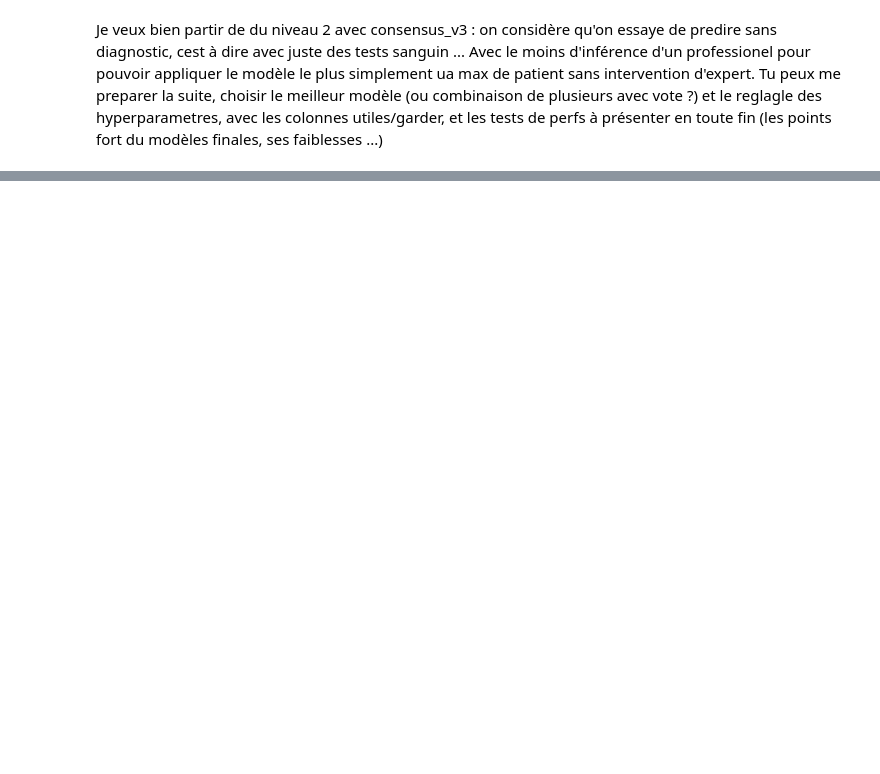
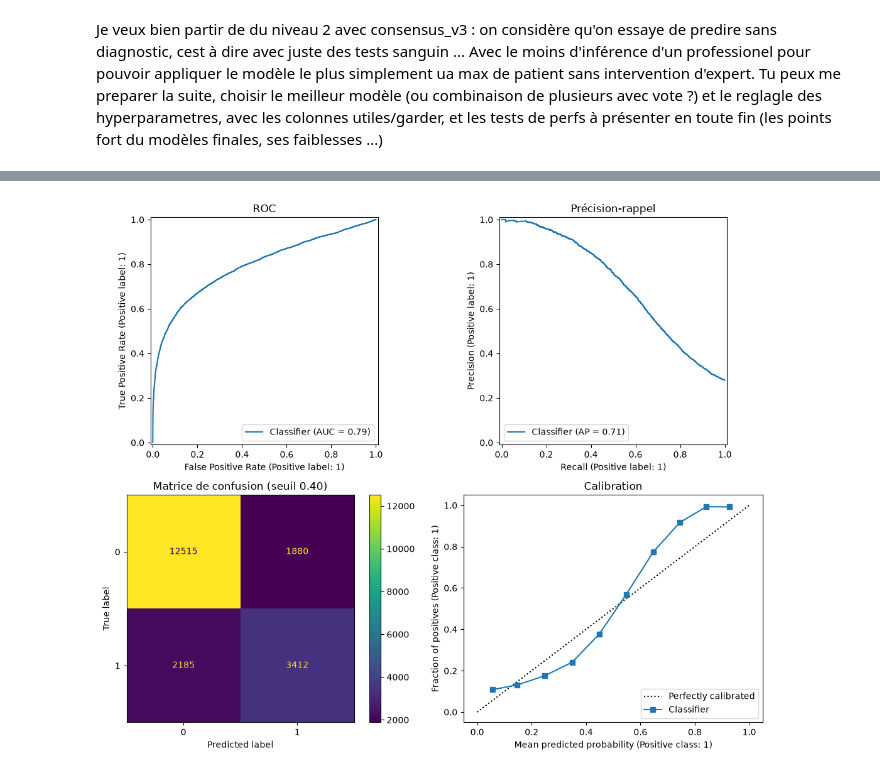
Before and after one commit to tbessadet/Cours-Python, a Jupyter notebook: ML_2A_vguigue/Kaggle/kaggle.ipynb, the cells around one changed output, grey strips where cells are left out. Cells and saved outputs as stored; diff of their text form; code cells hidden in the pictures; blank space fills up the shorter version.

```diff
--- a/ML_2A_vguigue/Kaggle/kaggle.ipynb
+++ b/ML_2A_vguigue/Kaggle/kaggle.ipynb
@@ -1423,0 +1870,23 @@ Tu peux me preparer la suite, choisir le meilleur modèle (ou combinaison de plu
+# %%
+from sklearn.calibration import CalibrationDisplay
+from sklearn.metrics import PrecisionRecallDisplay, accuracy_score, precision_recall_curve, precision_score, recall_score
+from sklearn.model_selection import StratifiedKFold, cross_val_predict
+
+HYPERPARAMETRES_FINAUX = dict(C=0.1)
+modele_final = LogisticRegression(max_iter=2000, **HYPERPARAMETRES_FINAUX)
+
+X_tr, X_te = X_train_p[colonnes_finales], X_test_p[colonnes_finales]
+y_tr, y_te = np.asarray(y_train).astype(int), np.asarray(y_test).astype(int)
+
+# Seuil choisi sur le train seul (probabilités hors pli), jamais sur le test
+cv_seuil = StratifiedKFold(n_splits=5, shuffle=True, random_state=SEED)
+p_oof = cross_val_predict(modele_final, X_tr, y_tr, cv=cv_seuil, method="predict_proba")[:, 1]
+prec, rap, seuils = precision_recall_curve(y_tr, p_oof)
+f1_seuils = 2 * prec[:-1] * rap[:-1] / (prec[:-1] + rap[:-1] + 1e-12)
+SEUIL = seuils[np.argmax(f1_seuils)]
+print(f"seuil retenu : {SEUIL:.3f} (F1 hors pli = {f1_seuils.max():.4f})")
+
+# Entraînement final sur tout le train, puis évaluation unique sur le test
+modele_final.fit(X_tr, y_tr)
+p_te = modele_final.predict_proba(X_te)[:, 1]
+pred_te = (p_te >= SEUIL).astype(int)
@@ -1423,0 +1930,11 @@ Tu peux me preparer la suite, choisir le meilleur modèle (ou combinaison de plu
+# %%
+fig, axes = plt.subplots(2, 2, figsize=(11, 9))
+RocCurveDisplay.from_predictions(y_te, p_te, ax=axes[0, 0]);          axes[0, 0].set_title("ROC")
+PrecisionRecallDisplay.from_predictions(y_te, p_te, ax=axes[0, 1]);   axes[0, 1].set_title("Précision-rappel")
+ConfusionMatrixDisplay.from_predictions(y_te, pred_te, ax=axes[1, 0]); axes[1, 0].set_title(f"Matrice de confusion (seuil {SEUIL:.2f})")
+CalibrationDisplay.from_predictions(y_te, p_te, n_bins=10, ax=axes[1, 1]); axes[1, 1].set_title("Calibration")
+plt.tight_layout()
+plt.savefig("save/validation_test.png", dpi=300, bbox_inches="tight")
+plt.show()
+# %% [output]
+[figure, added]
```
Also changed, not shown: parts of 52 cells of this notebook, 52 other files.
